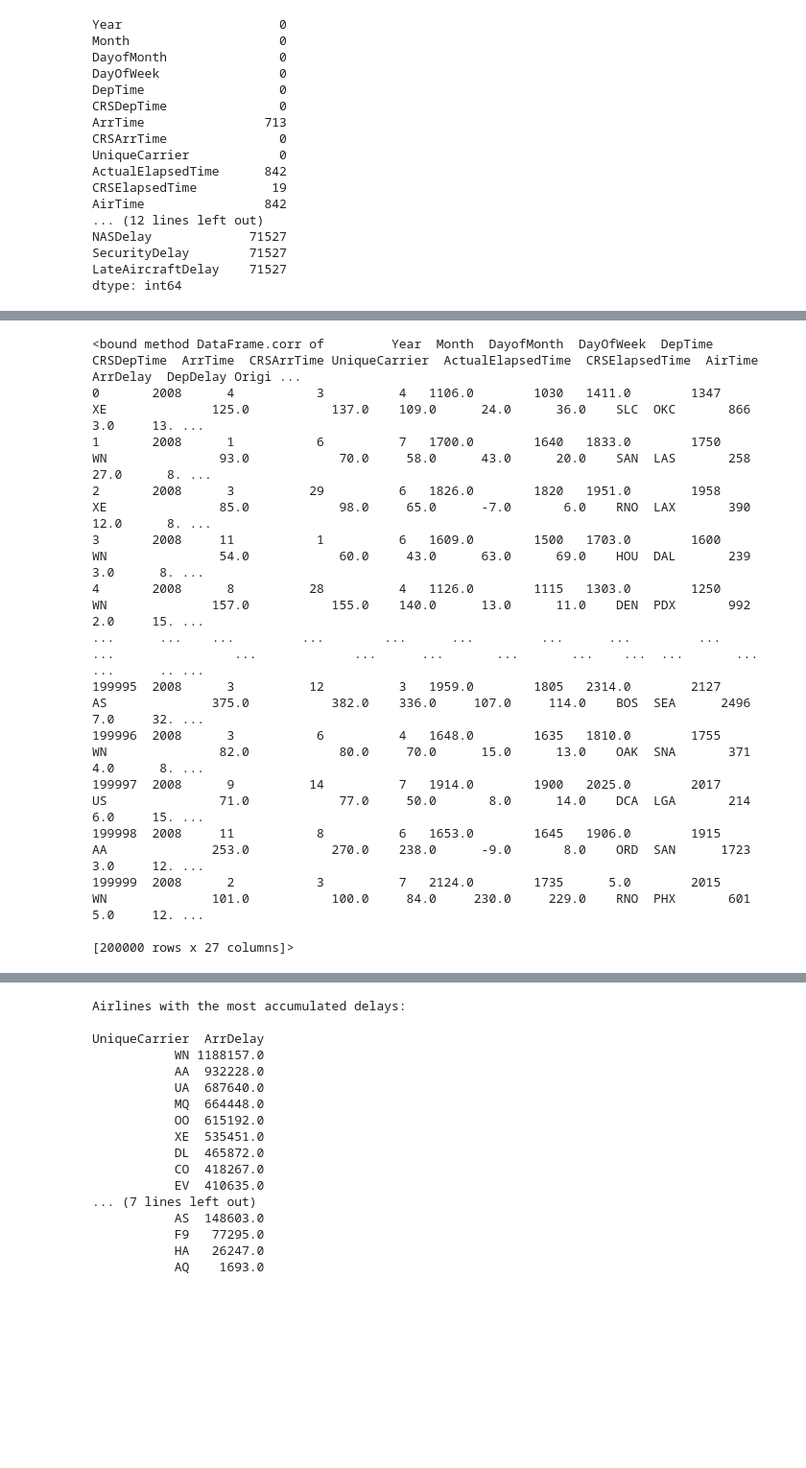
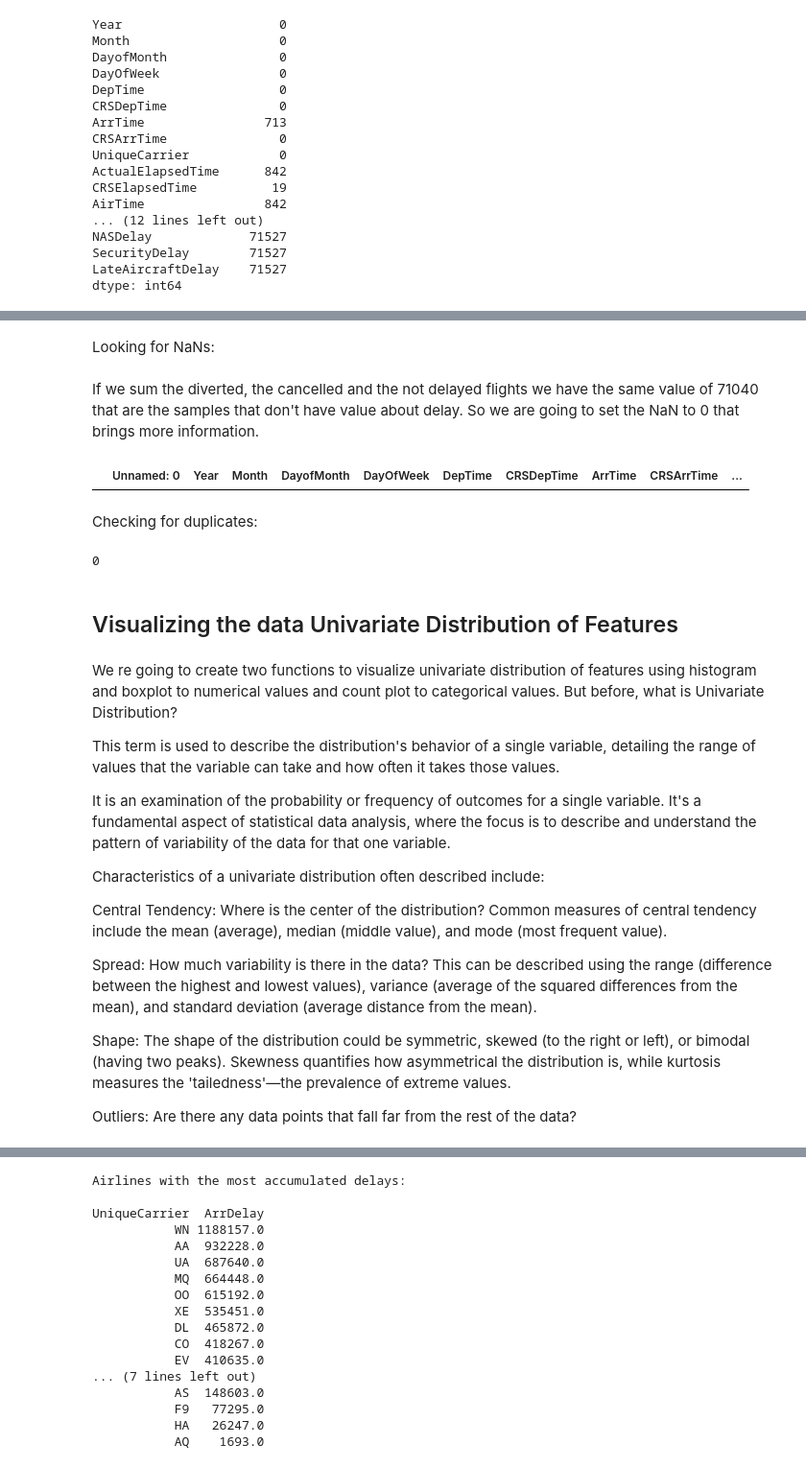
Before and after one commit to dfneto/itacademy, a Jupyter notebook: sprint3_numpy_and_pandas/task2.ipynb, the cells around one changed output, grey strips where cells are left out. Shown: that part at 96% size. Cells and saved outputs as stored; diff of their text form; code cells hidden in the pictures; blank space fills up the shorter version.

```diff
--- a/sprint3_numpy_and_pandas/task2.ipynb
+++ b/sprint3_numpy_and_pandas/task2.ipynb
@@ -122,0 +134,2 @@ dtype: int64
+# %% [markdown]
+Looking for NaNs:
@@ -123,21 +148,34 @@ dtype: int64
+# %% [markdown]
+If we sum the diverted, the cancelled and the not delayed flights we have the same value of 71040 that are the samples that don't have value about delay. So we are going to set the NaN to 0 that brings more information.
 # %%
-df[df['CarrierDelay'].isna()].iloc[0:100]
+df.fillna(0, inplace=True)
+df[df['WeatherDelay'].isna()] # 0 samples
+
 # ver se duplicates usando uma funcao com esse mesmo nome
 # olhar outliers ou coisas sem sentido (daysofweek 8 por ex) de algumas variaveis que tenho interesse
-# comparar los nan de delay con otras variables para ver se tem alguma relacao de valores NaN com outra variavel (cancelado, desviado, ontime)
-# formas de tratar nan: evaluación de imputación de datos, remover, media ou mediana a depender da distribuicao
 # %% [output]
-<bound method DataFrame.corr of         Year  Month  DayofMonth  DayOfWeek  DepTime  CRSDepTime  ArrTime  CRSArrTime UniqueCarrier  ActualElapsedTime  CRSElapsedTime  AirTime  ArrDelay  DepDelay Origi ...
-0       2008      4           3          4   1106.0        1030   1411.0        1347            XE              125.0           137.0    109.0      24.0      36.0    SLC  OKC       866     3.0     13. ...
-1       2008      1           6          7   1700.0        1640   1833.0        1750            WN               93.0            70.0     58.0      43.0      20.0    SAN  LAS       258    27.0      8. ...
-2       2008      3          29          6   1826.0        1820   1951.0        1958            XE               85.0            98.0     65.0      -7.0       6.0    RNO  LAX       390    12.0      8. ...
-3       2008     11           1          6   1609.0        1500   1703.0        1600            WN               54.0            60.0     43.0      63.0      69.0    HOU  DAL       239     3.0      8. ...
-4       2008      8          28          4   1126.0        1115   1303.0        1250            WN              157.0           155.0    140.0      13.0      11.0    DEN  PDX       992     2.0     15. ...
-...      ...    ...         ...        ...      ...         ...      ...         ...           ...                ...             ...      ...       ...       ...    ...  ...       ...     ...      .. ...
-199995  2008      3          12          3   1959.0        1805   2314.0        2127            AS              375.0           382.0    336.0     107.0     114.0    BOS  SEA      2496     7.0     32. ...
-199996  2008      3           6          4   1648.0        1635   1810.0        1755            WN               82.0            80.0     70.0      15.0      13.0    OAK  SNA       371     4.0      8. ...
-199997  2008      9          14          7   1914.0        1900   2025.0        2017            US               71.0            77.0     50.0       8.0      14.0    DCA  LGA       214     6.0     15. ...
-199998  2008     11           8          6   1653.0        1645   1906.0        1915            AA              253.0           270.0    238.0      -9.0       8.0    ORD  SAN      1723     3.0     12. ...
-199999  2008      2           3          7   2124.0        1735      5.0        2015            WN              101.0           100.0     84.0     230.0     229.0    RNO  PHX       601     5.0     12. ...
-
-[200000 rows x 27 columns]>
+|  | Unnamed: 0 | Year | Month | DayofMonth | DayOfWeek | DepTime | CRSDepTime | ArrTime | CRSArrTime | ... |
+# %% [markdown]
+Checking for duplicates:
+# %%
+df.duplicated().sum() #there are no duplicates
+# %% [output]
+0
+# %% [markdown]
+<h2>Visualizing the data Univariate Distribution of Features</h2>
+# %% [markdown]
+We re going to create two functions to visualize univariate distribution of features using histogram and boxplot to numerical values and count plot to categorical values. But before, what is Univariate Distribution?
+
+This term is used to describe the distribution's behavior of a single variable, detailing the range of values that the variable can take and how often it takes those values.
+
+It is an examination of the probability or frequency of outcomes for a single variable. It's a fundamental aspect of statistical data analysis, where the focus is to describe and understand the pattern of variability of the data for that one variable.
+
+Characteristics of a univariate distribution often described include:
+
+Central Tendency: Where is the center of the distribution? Common measures of central tendency include the mean (average), median (middle value), and mode (most frequent value).
+
+Spread: How much variability is there in the data? This can be described using the range (difference between the highest and lowest values), variance (average of the squared differences from the mean), and standard deviation (average distance from the mean).
+
+Shape: The shape of the distribution could be symmetric, skewed (to the right or left), or bimodal (having two peaks). Skewness quantifies how asymmetrical the distribution is, while kurtosis measures the 'tailedness'—the prevalence of extreme values.
+
+Outliers: Are there any data points that fall far from the rest of the data?
```
Also changed, not shown: parts of 15 cells of this notebook.
